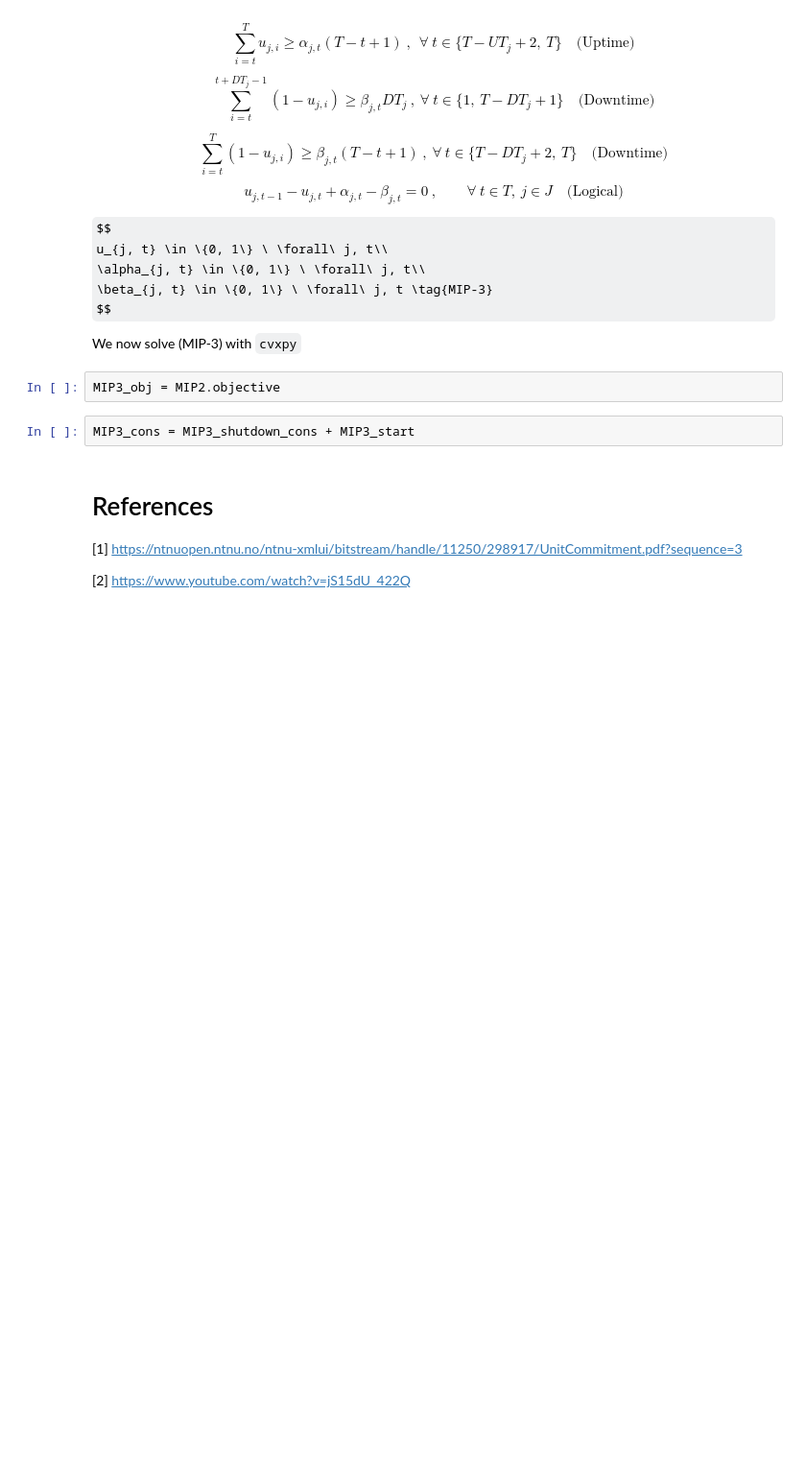
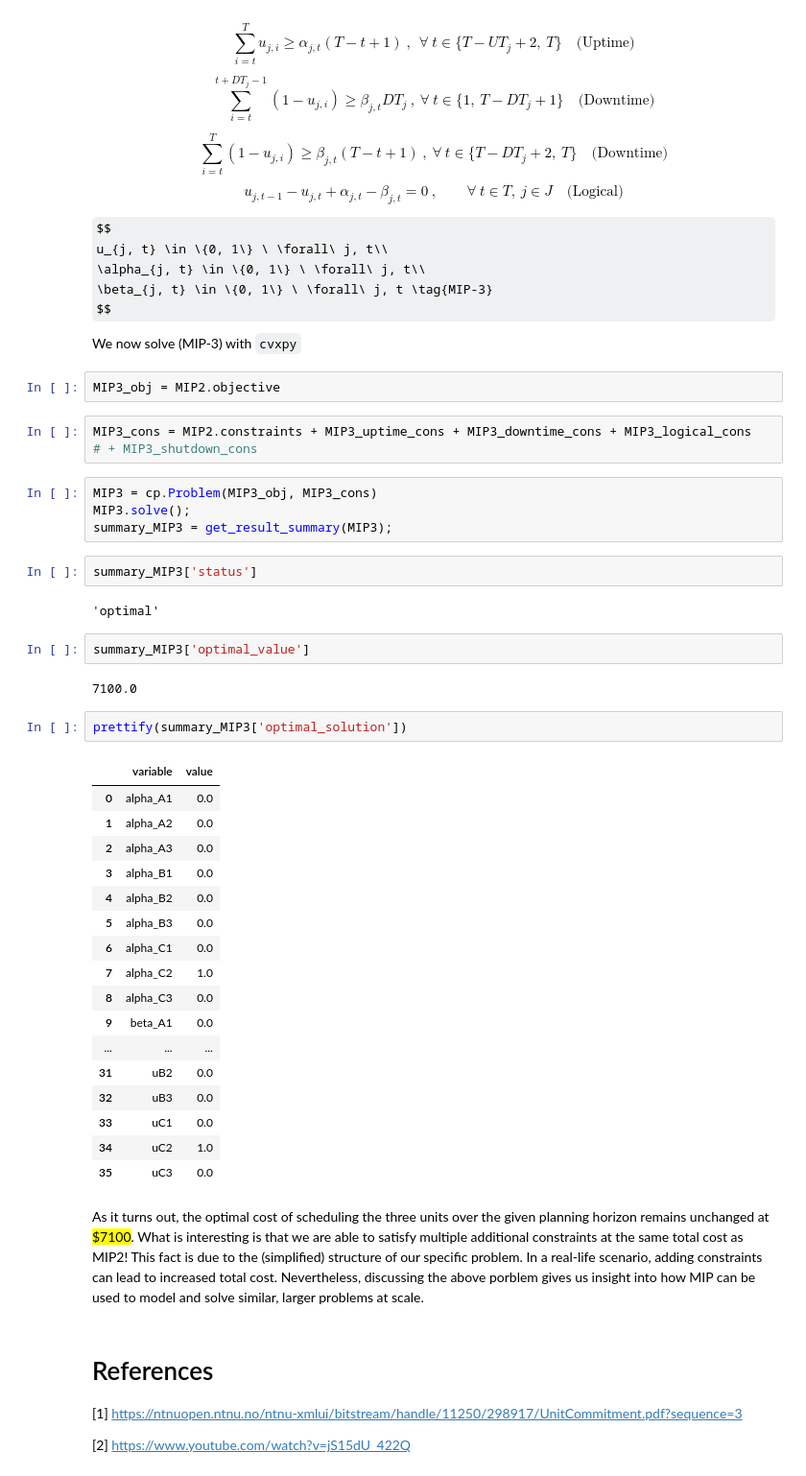
Before and after one commit to ayusbhar2/optimization, a Jupyter notebook: examples/unit_commitment_problem.ipynb, the cells around one changed output. Shown at 96% size. Cells and saved outputs as stored; diff of their text form; some formulas as TeX source; blank space fills up the shorter version.

```diff
--- a/examples/unit_commitment_problem.ipynb
+++ b/examples/unit_commitment_problem.ipynb
@@ -684,7 +684,42 @@ We now solve (MIP-3) with `cvxpy`
 # %%
 MIP3_obj = MIP2.objective
 # %%
-MIP3_cons = MIP3_shutdown_cons + MIP3_start
+MIP3_cons = MIP2.constraints + MIP3_uptime_cons + MIP3_downtime_cons + MIP3_logical_cons
+# + MIP3_shutdown_cons
+# %%
+MIP3 = cp.Problem(MIP3_obj, MIP3_cons)
+MIP3.solve();
+summary_MIP3 = get_result_summary(MIP3);
+# %%
+summary_MIP3['status']
+# %% [output]
+'optimal'
+# %%
+summary_MIP3['optimal_value']
+# %% [output]
+7100.0
+# %%
+prettify(summary_MIP3['optimal_solution'])
+# %% [output]
+|  | variable | value |
+| 0 | alpha_A1 | 0.0 |
+| 1 | alpha_A2 | 0.0 |
+| 2 | alpha_A3 | 0.0 |
+| 3 | alpha_B1 | 0.0 |
+| 4 | alpha_B2 | 0.0 |
+| 5 | alpha_B3 | 0.0 |
+| 6 | alpha_C1 | 0.0 |
+| 7 | alpha_C2 | 1.0 |
+| 8 | alpha_C3 | 0.0 |
+| 9 | beta_A1 | 0.0 |
+| ... | ... | ... |
+| 31 | uB2 | 0.0 |
+| 32 | uB3 | 0.0 |
+| 33 | uC1 | 0.0 |
+| 34 | uC2 | 1.0 |
+| 35 | uC3 | 0.0 |
+# %% [markdown]
+As it turns out, the optimal cost of scheduling the three units over the given planning horizon remains unchanged at <mark>$7100</mark>. What is interesting is that we are able to satisfy multiple additional constraints at the same total cost as MIP2! This fact is due to the (simplified) structure of our specific problem. In a real-life scenario, adding constraints can lead to increased total cost. Nevertheless, discussing the above porblem gives us insight into how MIP can be used to model and solve similar, larger problems at scale.
 # %% [markdown]
 # References
 
```
